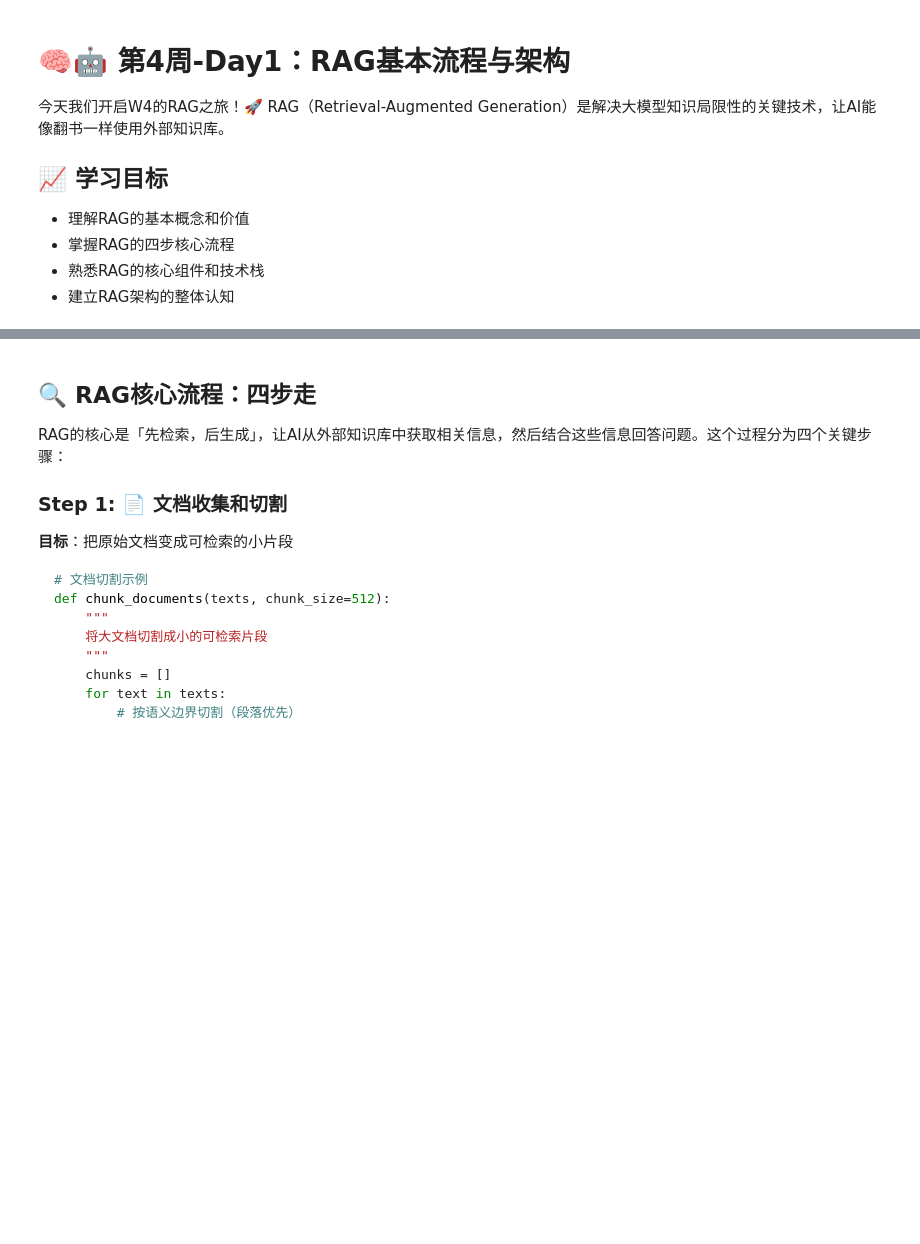
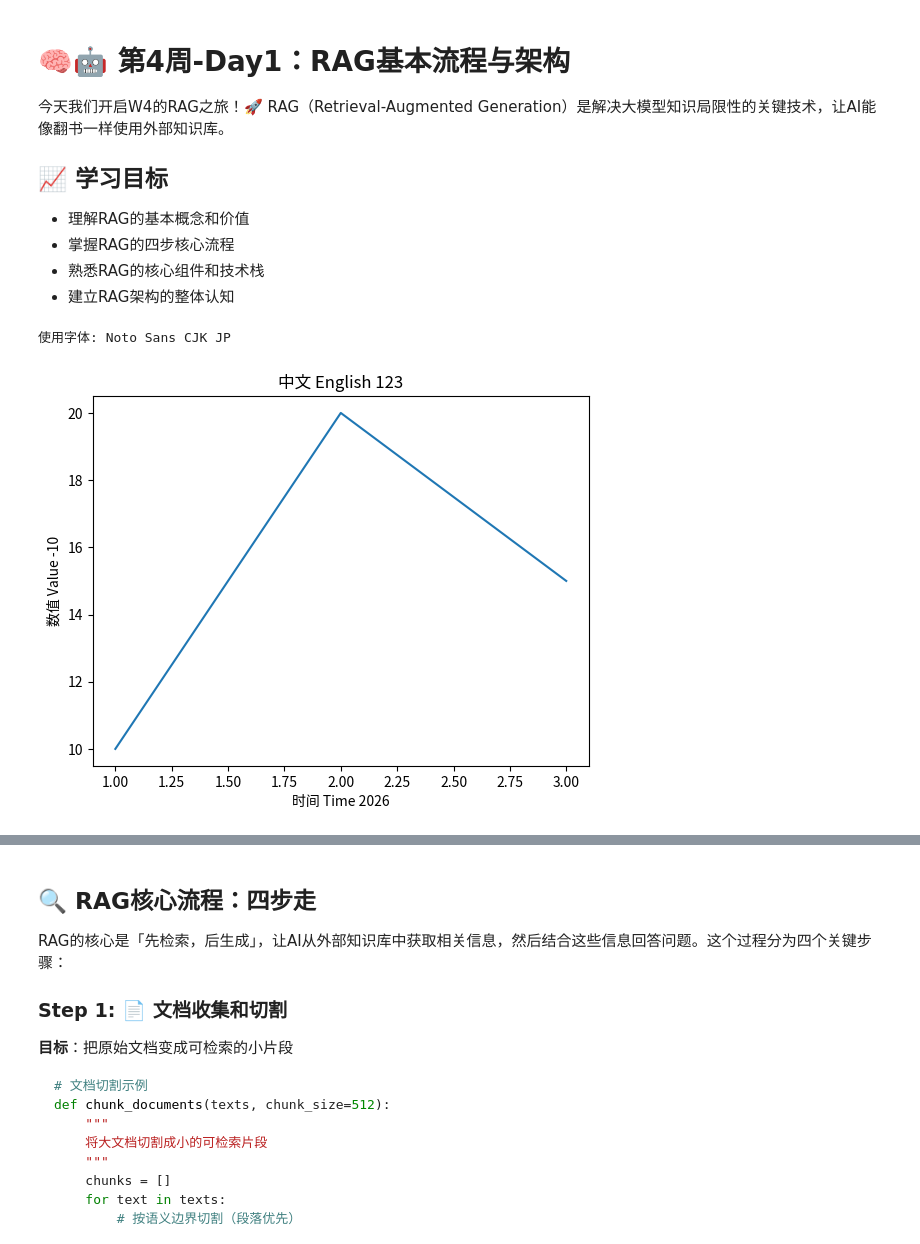
Before and after one commit to Gujiaweiguo/ai-learning-notes, a Jupyter notebook: 第4周/第4周-Day1-RAG基本流程与架构.ipynb, the cells around one changed output, grey strips where cells are left out. Cells and saved outputs as stored; diff of their text form; code cells hidden in the pictures; blank space fills up the shorter version.

```diff
--- a/第4周/第4周-Day1-RAG基本流程与架构.ipynb
+++ b/第4周/第4周-Day1-RAG基本流程与架构.ipynb
@@ -8,12 +8,28 @@
 - 掌握RAG的四步核心流程
 - 熟悉RAG的核心组件和技术栈
 - 建立RAG架构的整体认知
-# %%
-# 🖼️ 配置 matplotlib 中文显示
-import matplotlib.pyplot as plt
-plt.rcParams['font.sans-serif'] = ['Noto Sans CJK SC', 'SimHei', 'DejaVu Sans']
-plt.rcParams['axes.unicode_minus'] = False
-print('✅ 中文字体配置完成')
+# %%
+import matplotlib.pyplot as plt
+from matplotlib import font_manager
+
+font_path = "/usr/share/fonts/opentype/noto/NotoSansCJK-Regular.ttc"
+
+font_manager.fontManager.addfont(font_path)
+font_name = font_manager.FontProperties(fname=font_path).get_name()
+
+plt.rcParams["font.family"] = font_name
+plt.rcParams["axes.unicode_minus"] = False
+
+print("使用字体:", font_name)
+
+plt.title("中文 English 123")
+plt.xlabel("时间 Time 2026")
+plt.ylabel("数值 Value -10")
+plt.plot([1, 2, 3], [10, 20, 15])
+plt.show()
+# %% [output]
+使用字体: Noto Sans CJK JP
+[figure, added]
 # %%
 # 📊 RAG vs 传统LLM对比
 import matplotlib.pyplot as plt
```
Also changed, not shown: parts of 6 cells of this notebook, 21 other files.
